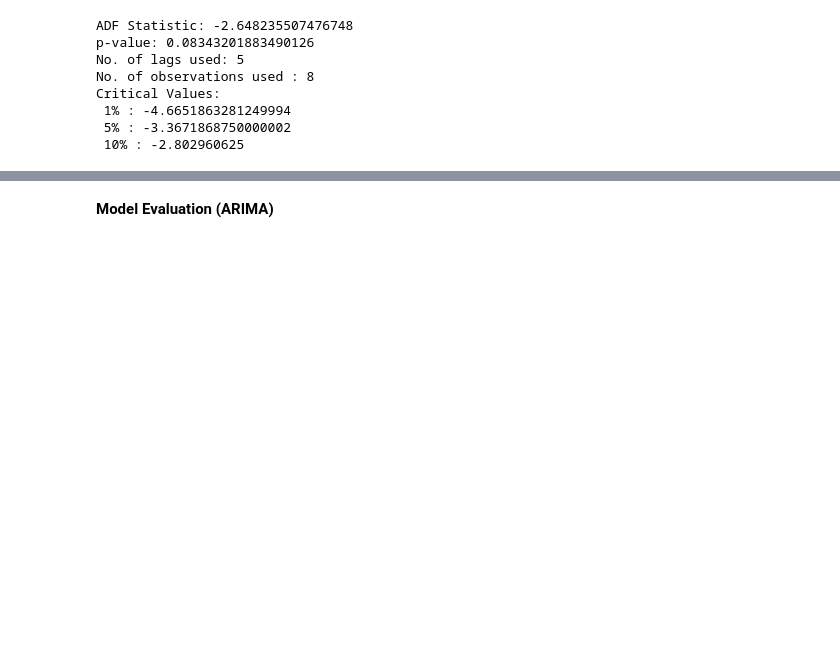
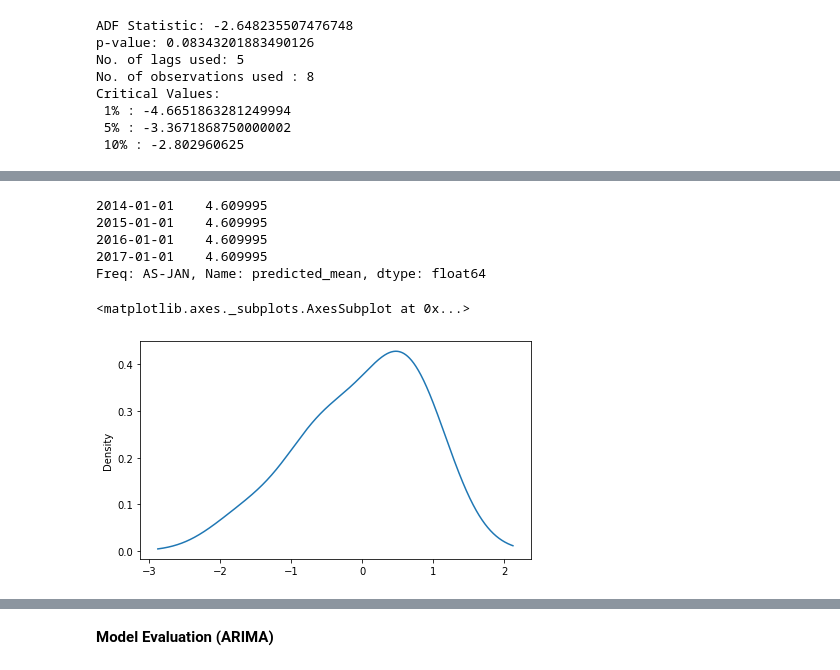
Before and after one commit to Carol-Kelly/Hamoye-Data-Warehouse-ProjectTeam, a Jupyter notebook: FE_and_Modeling.ipynb, the cells around one changed output, grey strips where cells are left out. Drawn from its saved outputs; the diff is of its cells as text; code cells hidden in the pictures; blank space fills up the shorter version.

```diff
--- a/FE_and_Modeling.ipynb
+++ b/FE_and_Modeling.ipynb
@@ -501,3 +514,21 @@ array([   87.4633539 ,   604.41089693,  2170.63767006,  5774.30740158,
+# %%
+# make predictions
+start_pred = test_data.index[0]
+end_pred = test_data.index[-1]
+pred = fit_model.predict(start=start_pred, end=end_pred)
+pred
+# %% [output]
+2014-01-01    4.609995
+2015-01-01    4.609995
+2016-01-01    4.609995
+2017-01-01    4.609995
+Freq: AS-JAN, Name: predicted_mean, dtype: float64
+# %%
+# plot residual
+fit_model.resid.plot(kind='kde', figsize=(7,4))
+# %% [output]
+<matplotlib.axes._subplots.AxesSubplot at 0x...>
+[figure, added]
 # %%
 # Visualize the forecasts (blue=train, green=forecasts)
 x = np.arange(data.shape[0])
```
Also changed, not shown: parts of 36 cells of this notebook.
